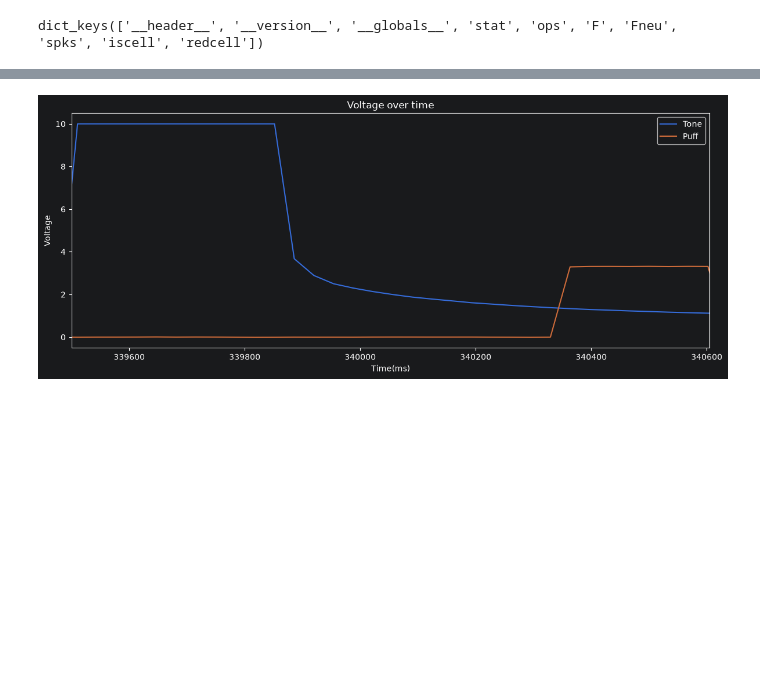
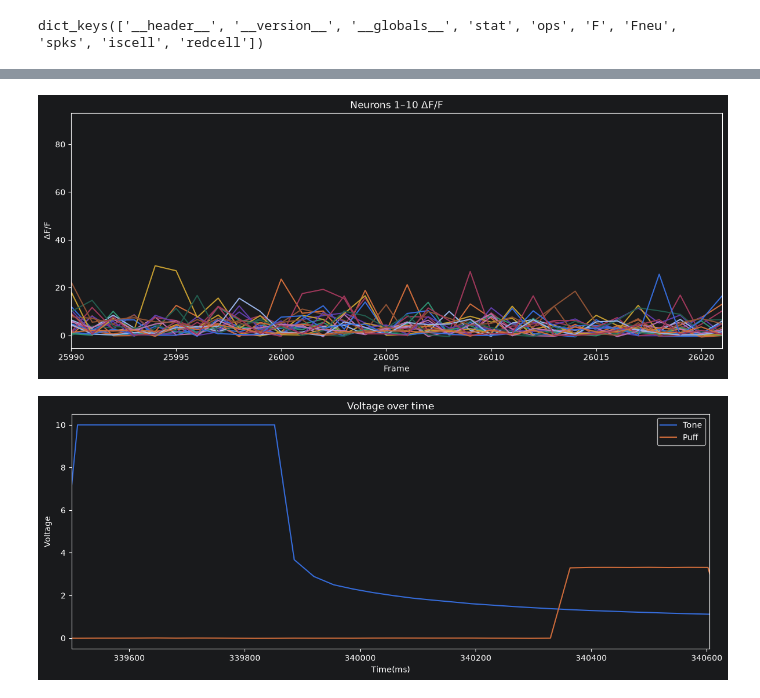
Before and after one commit to Yuchang09/DataAlign, a Jupyter notebook: scrach_space.ipynb, the cells around one changed output, grey strips where cells are left out. Saved outputs shown, nothing was run; the diff lists cells and outputs as text; code cells hidden in the pictures; blank space fills up the shorter version.

```diff
--- a/scrach_space.ipynb
+++ b/scrach_space.ipynb
@@ -117,5 +25,8 @@ suite2p_data = FileUtils.read_mat_file(F_path)
+# %%
+suite2p_data = FileUtils.read_mat_file(DataConfig.Suite2pPath)
 # %%
 print(suite2p_data.keys())
 F = suite2p_data['F']
+iscell = suite2p_data['iscell']
 # %% [output]
 dict_keys(['__header__', '__version__', '__globals__', 'stat', 'ops', 'F', 'Fneu', 'spks', 'iscell', 'redcell'])
@@ -137,0 +33,19 @@ array([[ 64.63144 ,  81.73183 ,  90.35979 , ...,  41.736073,  43.210186,
+# %%
+iscell_df = pd.DataFrame(iscell)
+
+filtered_iscell = DataUtils.filter_rows_by_threshold(
+    iscell_df,
+    column=1,
+    threshold=0.7,
+    operator=">"
+)
+
+filtered_iscell = DataUtils.filter_rows_by_threshold(
+    filtered_iscell,
+    column=0,
+    threshold=1,
+    operator="=="
+)
+
+F_subset = F[filtered_iscell.index]
+F_subset
@@ -138,3 +66,16 @@ array([[ 64.63144 ,  81.73183 ,  90.35979 , ...,  41.736073,  43.210186,
+# %%
+dff, f0 = AnalysisUtil.calculate_dff(F_subset, 30, window_seconds=30, percentile=10)
+# %%
+PlotUtils.draw_line_plot(
+    dff[100:130],
+    x_label="Frame",
+    y_label="ΔF/F",
+    title="Neurons 1–10 ΔF/F",
+    x_start=25990,
+    x_stop=26021
+)
+# %% [output]
+[figure, added]
 # %%
 from utils.path_utils import PathUtils
 mouse_id = PathUtils.extract_mouse_id(FilePath)
```
Also changed, not shown: parts of 16 cells of this notebook, 3 other files.
